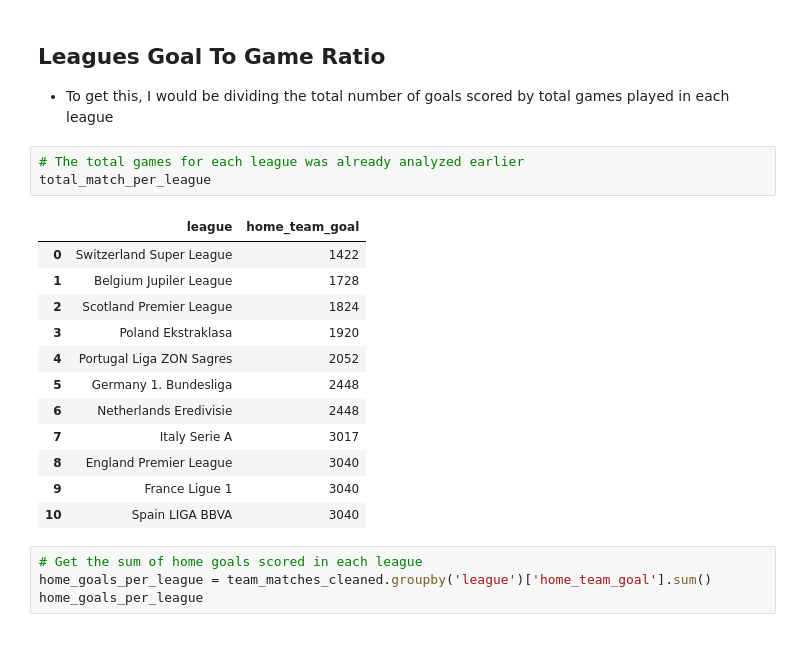
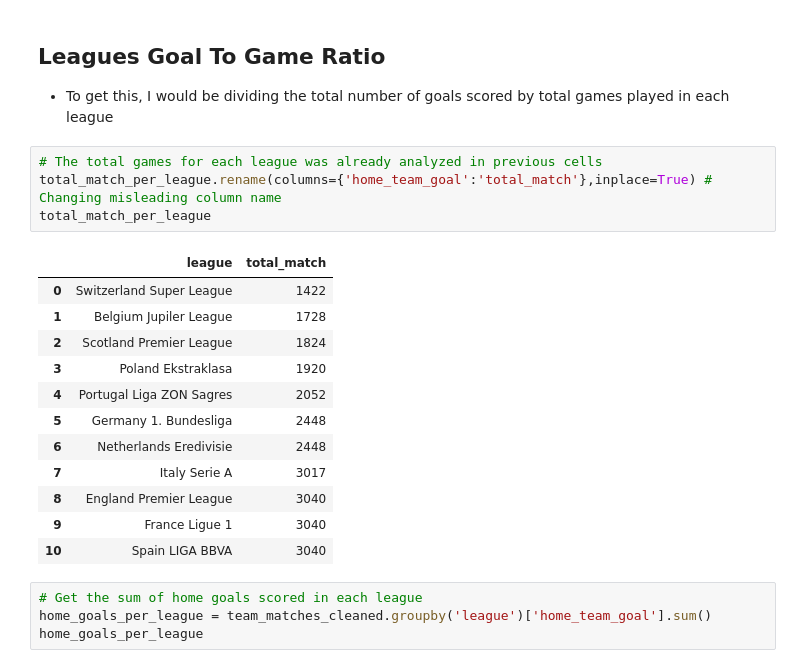
Before and after one commit to tunji-dev/Udacity_Data_Analyst_Nanodegree, a Jupyter notebook: project_2_investigate_soccer_dataset/soccer_dataset.ipynb, the cells around one changed output. Saved outputs shown, nothing was run; the diff lists cells and outputs as text.

Commit message:
renames column name

```diff
--- a/project_2_investigate_soccer_dataset/soccer_dataset.ipynb
+++ b/project_2_investigate_soccer_dataset/soccer_dataset.ipynb
@@ -569,10 +569,11 @@ plt.ylabel('Number of goals scored');
 ## Leagues Goal To Game Ratio
 - To get this, I would be dividing the total number of goals scored by total games played in each league
 # %%
-# The total games for each league was already analyzed earlier
+# The total games for each league was already analyzed in previous cells
+total_match_per_league.rename(columns={'home_team_goal':'total_match'},inplace=True) # Changing misleading column name
 total_match_per_league
 # %% [output]
-|  | league | home_team_goal |
+|  | league | total_match |
 | 0 | Switzerland Super League | 1422 |
 | 1 | Belgium Jupiler League | 1728 |
 | 2 | Scotland Premier League | 1824 |
```
Also changed, not shown: parts of 2 cells of this notebook.
